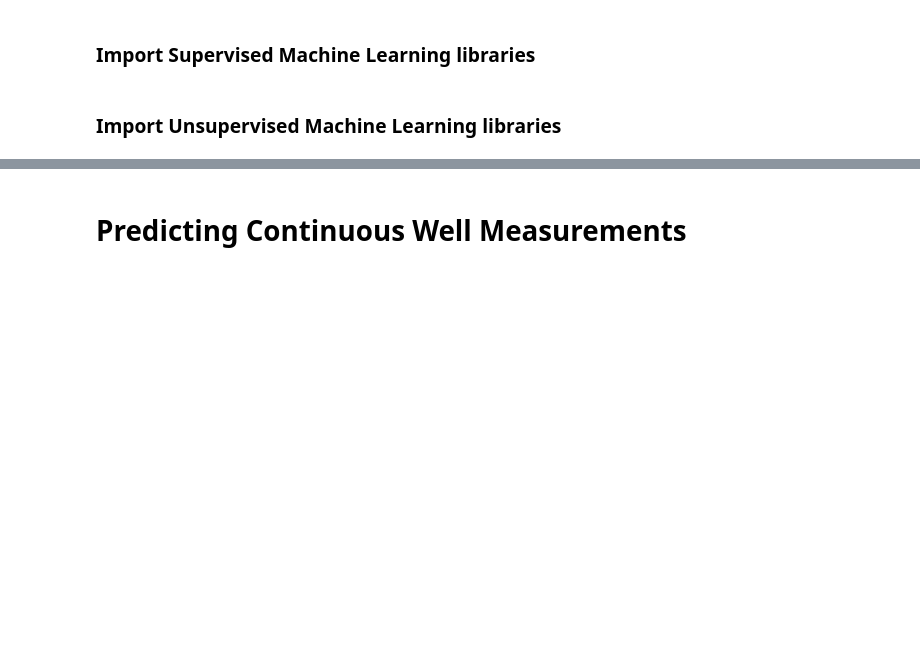
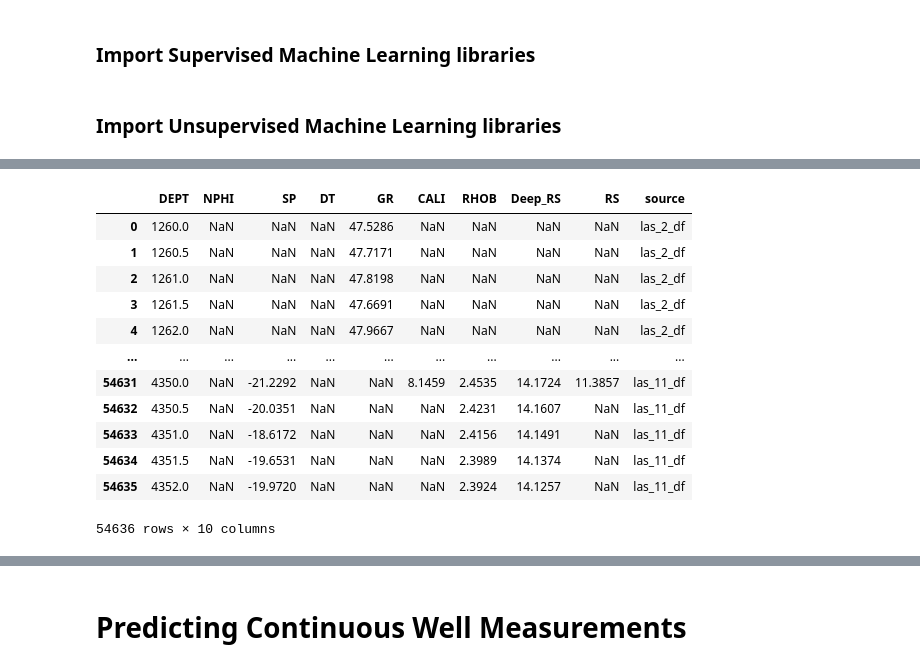
Before and after one commit to jcmefra/Petrophysics-Machine-Learning, a Jupyter notebook: notebook.ipynb, the cells around one changed output, grey strips where cells are left out. Saved outputs shown, nothing was run; the diff lists cells and outputs as text; code cells hidden in the pictures; blank space fills up the shorter version.

```diff
--- a/notebook.ipynb
+++ b/notebook.ipynb
@@ -30,0 +276,16 @@ from sklearn.metrics import silhouette_score, davies_bouldin_score
+# %%
+combined_df
+# %% [output]
+|  | DEPT | NPHI | SP | DT | GR | CALI | RHOB | Deep_RS | RS | source |
+| 0 | 1260.0 | NaN | NaN | NaN | 47.5286 | NaN | NaN | NaN | NaN | las_2_df |
+| 1 | 1260.5 | NaN | NaN | NaN | 47.7171 | NaN | NaN | NaN | NaN | las_2_df |
+| 2 | 1261.0 | NaN | NaN | NaN | 47.8198 | NaN | NaN | NaN | NaN | las_2_df |
+| 3 | 1261.5 | NaN | NaN | NaN | 47.6691 | NaN | NaN | NaN | NaN | las_2_df |
+| 4 | 1262.0 | NaN | NaN | NaN | 47.9667 | NaN | NaN | NaN | NaN | las_2_df |
+| ... | ... | ... | ... | ... | ... | ... | ... | ... | ... | ... |
+| 54631 | 4350.0 | NaN | -21.2292 | NaN | NaN | 8.1459 | 2.4535 | 14.1724 | 11.3857 | las_11_df |
+| 54632 | 4350.5 | NaN | -20.0351 | NaN | NaN | NaN | 2.4231 | 14.1607 | NaN | las_11_df |
+| 54633 | 4351.0 | NaN | -18.6172 | NaN | NaN | NaN | 2.4156 | 14.1491 | NaN | las_11_df |
+| 54634 | 4351.5 | NaN | -19.6531 | NaN | NaN | NaN | 2.3989 | 14.1374 | NaN | las_11_df |
+| 54635 | 4352.0 | NaN | -19.9720 | NaN | NaN | NaN | 2.3924 | 14.1257 | NaN | las_11_df |
+54636 rows × 10 columns
```
Also changed, not shown: parts of 24 cells of this notebook.
